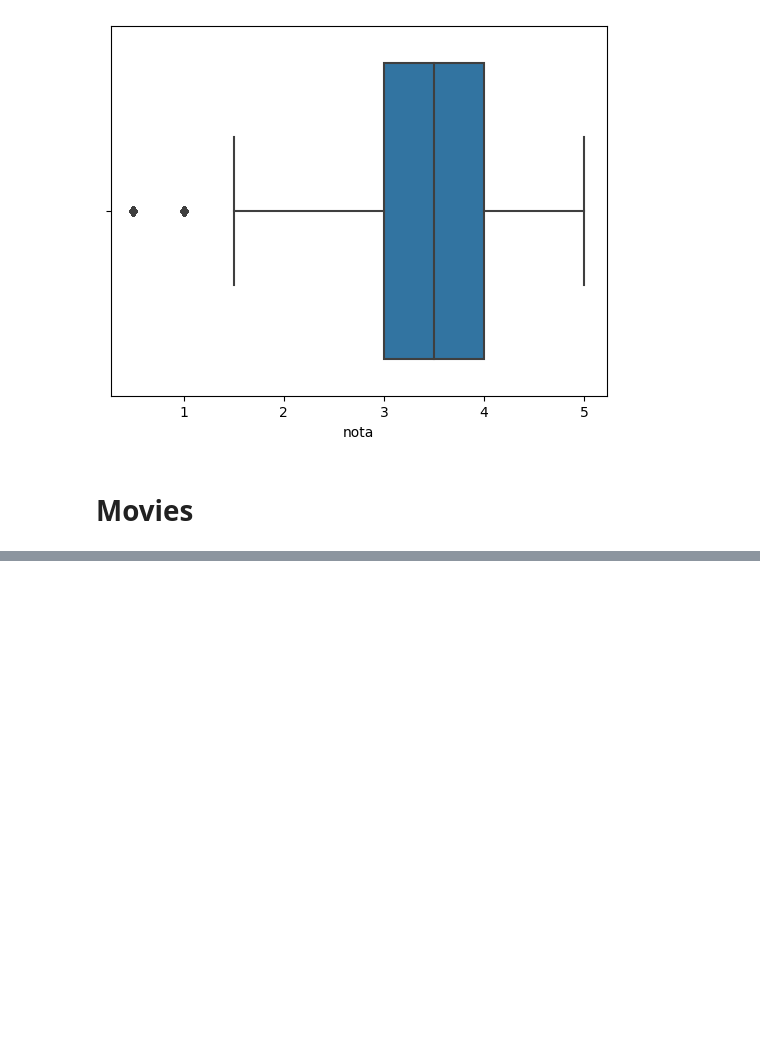
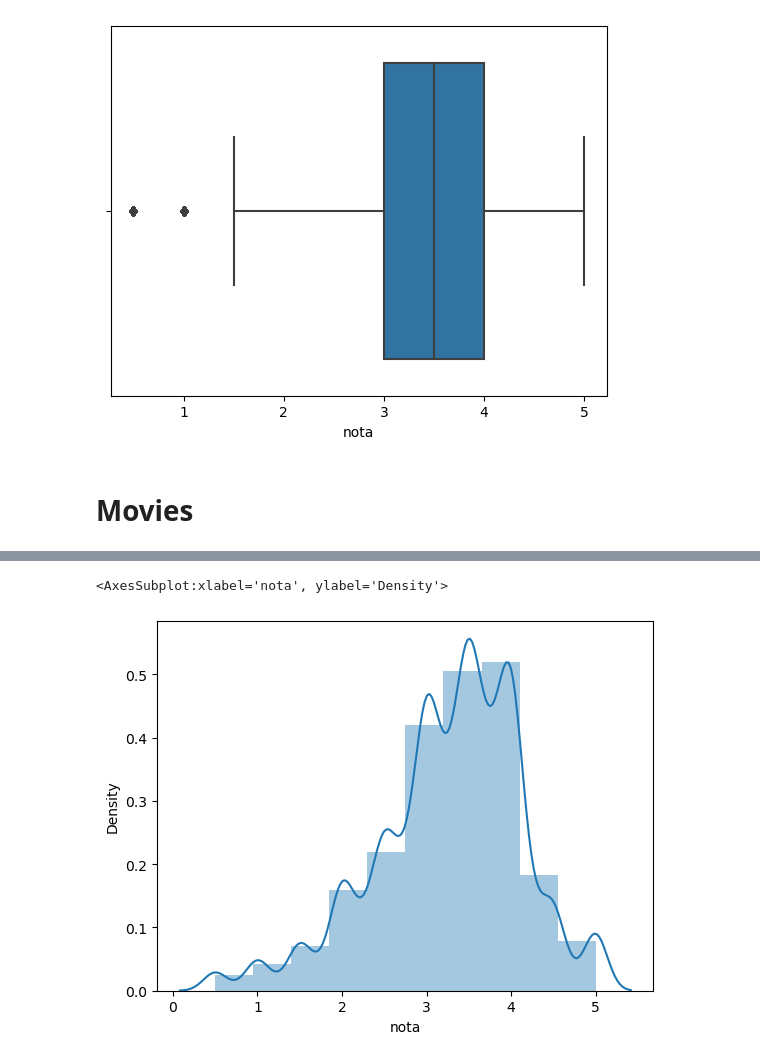
Before and after one commit to JonatasFontele/data-science-alura, a Jupyter notebook: movielens-ml-latest-small-ratings.ipynb, the cells around one changed output, grey strips where cells are left out. Cells and saved outputs as stored; diff of their text form; code cells hidden in the pictures; blank space fills up the shorter version.

```diff
--- a/movielens-ml-latest-small-ratings.ipynb
+++ b/movielens-ml-latest-small-ratings.ipynb
@@ -109,0 +165,5 @@ filmes.head()
+# %%
+sns.distplot(medias_por_filme, bins=10)
+# %% [output]
+<AxesSubplot:xlabel='nota', ylabel='Density'>
+[figure, added]
```
Also changed, not shown: parts of 7 cells of this notebook.
